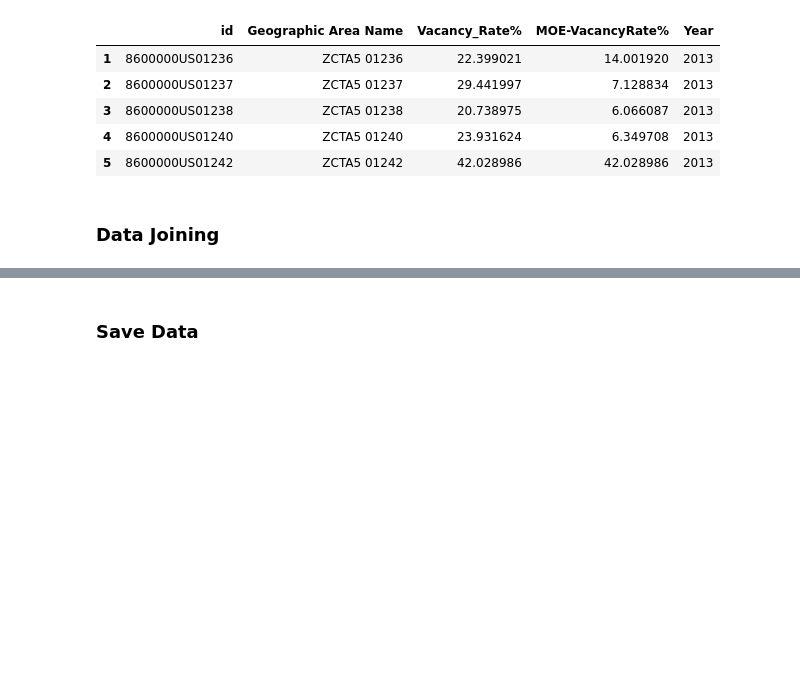
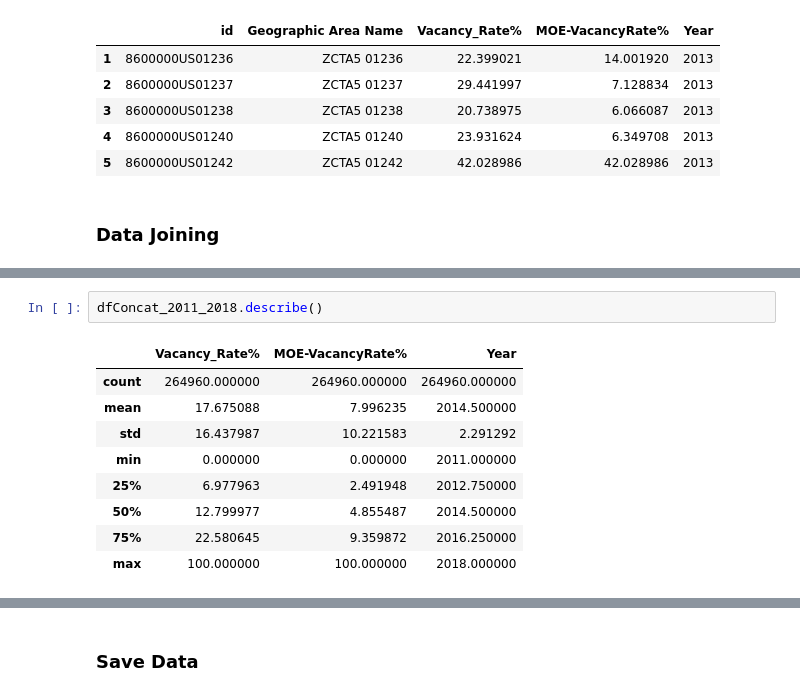
Before and after one commit to jjfrasca/Capstone_2, a Jupyter notebook: notebooks/2.0-jjf-initial-data-wrangling-zipcodeVacancy.ipynb, the cells around one changed output, grey strips where cells are left out. Drawn from its saved outputs; the diff is of its cells as text; blank space fills up the shorter version.

```diff
--- a/notebooks/2.0-jjf-initial-data-wrangling-zipcodeVacancy.ipynb
+++ b/notebooks/2.0-jjf-initial-data-wrangling-zipcodeVacancy.ipynb
@@ -388,0 +415,12 @@ dfConcat_2011_2012
+# %%
+dfConcat_2011_2018.describe()
+# %% [output]
+|  | Vacancy_Rate% | MOE-VacancyRate% | Year |
+| count | 264960.000000 | 264960.000000 | 264960.000000 |
+| mean | 17.675088 | 7.996235 | 2014.500000 |
+| std | 16.437987 | 10.221583 | 2.291292 |
+| min | 0.000000 | 0.000000 | 2011.000000 |
+| 25% | 6.977963 | 2.491948 | 2012.750000 |
+| 50% | 12.799977 | 4.855487 | 2014.500000 |
+| 75% | 22.580645 | 9.359872 | 2016.250000 |
+| max | 100.000000 | 100.000000 | 2018.000000 |
```
Also changed, not shown: parts of 13 cells of this notebook, 1 other file.
